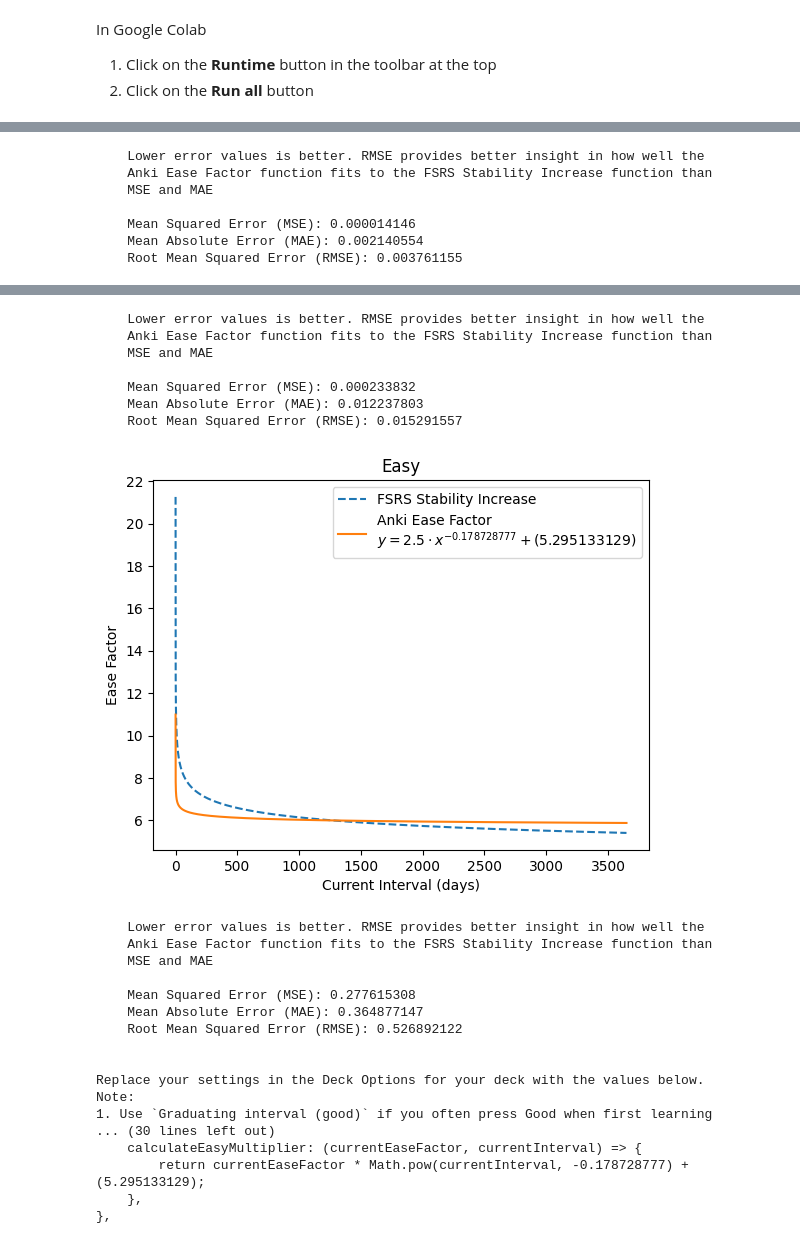
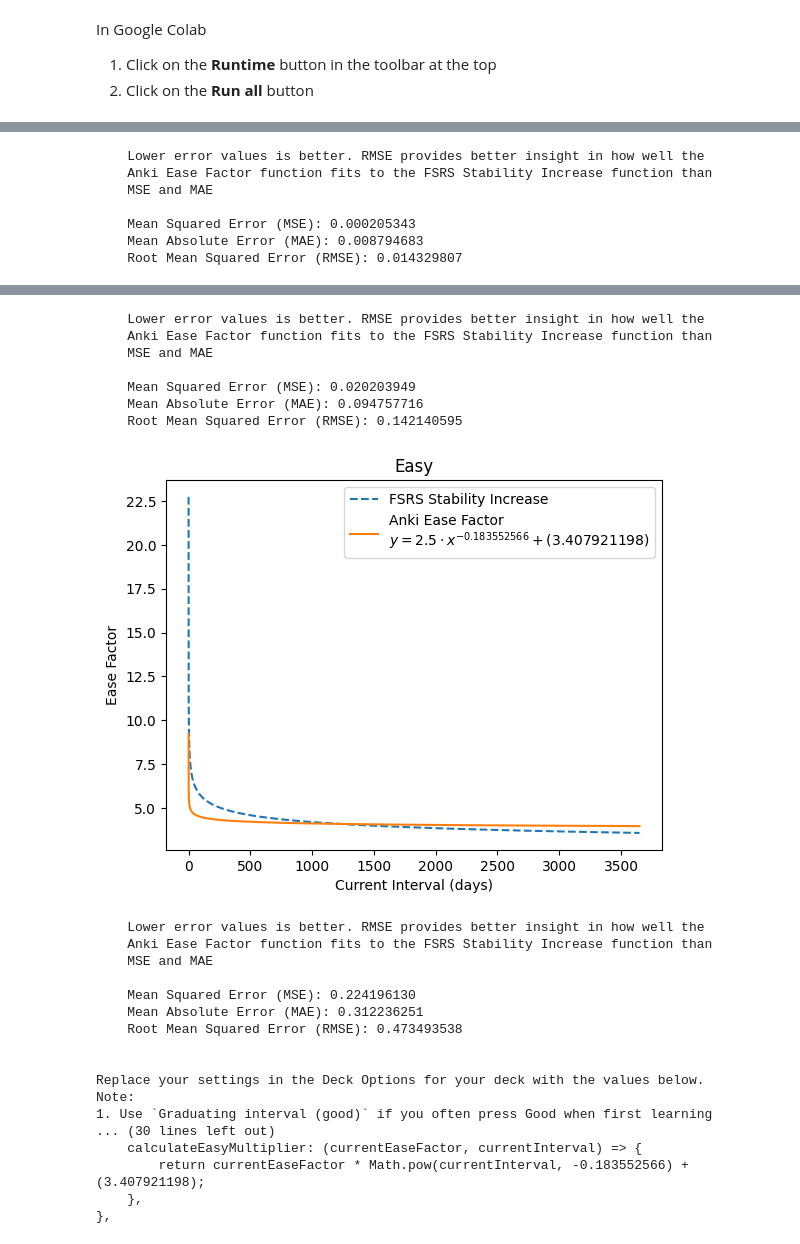
Before and after one commit to kuroahna/anki_srs_kai, a Jupyter notebook: fsrs_to_sm2.ipynb, the cells around one changed output, grey strips where cells are left out. Cells and saved outputs as stored; diff of their text form; code cells hidden in the pictures.

```diff
--- a/fsrs_to_sm2.ipynb
+++ b/fsrs_to_sm2.ipynb
@@ -10,7 +10,7 @@ Click on the button below to open this notebook in Google Colab
 Modify the values below
 # %%
 # Replace with your optimized parameters
-parameters = [0.40255, 1.18385, 3.173, 15.69105, 7.1949, 0.5345, 1.4604, 0.0046, 1.54575, 0.1192, 1.01925, 1.9395, 0.11, 0.29605, 2.2698, 0.2315, 2.9898, 0.51655, 0.6621]
+parameters = [0.212, 1.2931, 2.3065, 8.2956, 6.4133, 0.8334, 3.0194, 0.001, 1.8722, 0.1666, 0.796, 1.4835, 0.0614, 0.2629, 1.6483, 0.6014, 1.8729, 0.5425, 0.0912, 0.0658, 0.1542]
 # Set this to the same value as the Starting Ease in your deck
 starting_ease = 2.5
 # Replace with your desired retention
@@ -45,7 +45,7 @@ def fsrs_stability_increase(
     rating: fsrs.Rating
 ):
     return [
-        scheduler._next_recall_stability(difficulty, x, retrievability, rating) / x
+        scheduler._next_recall_stability(difficulty=difficulty, stability=x, retrievability=retrievability, rating=rating) / x
         for x in x_data
     ]
 
@@ -66,7 +66,7 @@ def fit_data(
     # Set retrievability to 0.90 because when converting to Anki SM-2, we need
     # to assume that the intervals have 90% retrievability
     retrievability = 0.90
-    difficulty = scheduler._initial_difficulty(rating)
+    difficulty = scheduler._initial_difficulty(rating=rating)
     y_data = fsrs_stability_increase(x_data, difficulty, retrievability, rating)
     params, _ = curve_fit(anki_ease_factor, x_data, y_data)
 
@@ -112,12 +112,12 @@ plot_data("Easy", x_data, easy_y_data, easy_y_approx, easy_params, easy_mse, eas
 
 copy_scheduler = copy.deepcopy(scheduler)
 copy_scheduler.maximum_interval = scheduler.maximum_interval * 2
-interval_modifier = copy_scheduler._next_interval(scheduler.maximum_interval) / scheduler.maximum_interval
+interval_modifier = copy_scheduler._next_interval(stability=scheduler.maximum_interval) / scheduler.maximum_interval
 
-graduating_interval_again = scheduler._initial_stability(fsrs.Rating.Again) * interval_modifier
-graduating_interval_hard = scheduler._initial_stability(fsrs.Rating.Hard) * interval_modifier
-graduating_interval_good = scheduler._initial_stability(fsrs.Rating.Good) * interval_modifier
-easy_interval = scheduler._initial_stability(fsrs.Rating.Easy) * interval_modifier
+graduating_interval_again = scheduler._initial_stability(rating=fsrs.Rating.Again) * interval_modifier
+graduating_interval_hard = scheduler._initial_stability(rating=fsrs.Rating.Hard) * interval_modifier
+graduating_interval_good = scheduler._initial_stability(rating=fsrs.Rating.Good) * interval_modifier
+easy_interval = scheduler._initial_stability(rating=fsrs.Rating.Easy) * interval_modifier
 print(f"""
 Replace your settings in the Deck Options for your deck with the values below.
 Note:
@@ -164,6 +164,6 @@ scheduler: {{
     Anki Ease Factor function fits to the FSRS Stability Increase function than
     MSE and MAE
 
-    Mean Squared Error (MSE): 0.000014146
-    Mean Absolute Error (MAE): 0.002140554
-    Root Mean Squared Error (RMSE): 0.003761155
+    Mean Squared Error (MSE): 0.000205343
+    Mean Absolute Error (MAE): 0.008794683
+    Root Mean Squared Error (RMSE): 0.014329807
@@ -171,18 +171,18 @@ scheduler: {{
     Lower error values is better. RMSE provides better insight in how well the
     Anki Ease Factor function fits to the FSRS Stability Increase function than
     MSE and MAE
 
-    Mean Squared Error (MSE): 0.000233832
-    Mean Absolute Error (MAE): 0.012237803
-    Root Mean Squared Error (RMSE): 0.015291557
+    Mean Squared Error (MSE): 0.020203949
+    Mean Absolute Error (MAE): 0.094757716
+    Root Mean Squared Error (RMSE): 0.142140595
-[figure, old version]
+[figure, new version]
     Lower error values is better. RMSE provides better insight in how well the
     Anki Ease Factor function fits to the FSRS Stability Increase function than
     MSE and MAE
 
-    Mean Squared Error (MSE): 0.277615308
-    Mean Absolute Error (MAE): 0.364877147
-    Root Mean Squared Error (RMSE): 0.526892122
+    Mean Squared Error (MSE): 0.224196130
+    Mean Absolute Error (MAE): 0.312236251
+    Root Mean Squared Error (RMSE): 0.473493538
 
 
 Replace your settings in the Deck Options for your deck with the values below.
@@ -190,6 +190,6 @@ Note:
 1. Use `Graduating interval (good)` if you often press Good when first learning
 ... (30 lines left out)
     calculateEasyMultiplier: (currentEaseFactor, currentInterval) => {
-        return currentEaseFactor * Math.pow(currentInterval, -0.178728777) + (5.295133129);
+        return currentEaseFactor * Math.pow(currentInterval, -0.183552566) + (3.407921198);
     },
 },
```
Also changed, not shown: parts of 2 cells of this notebook, 23 other files.
